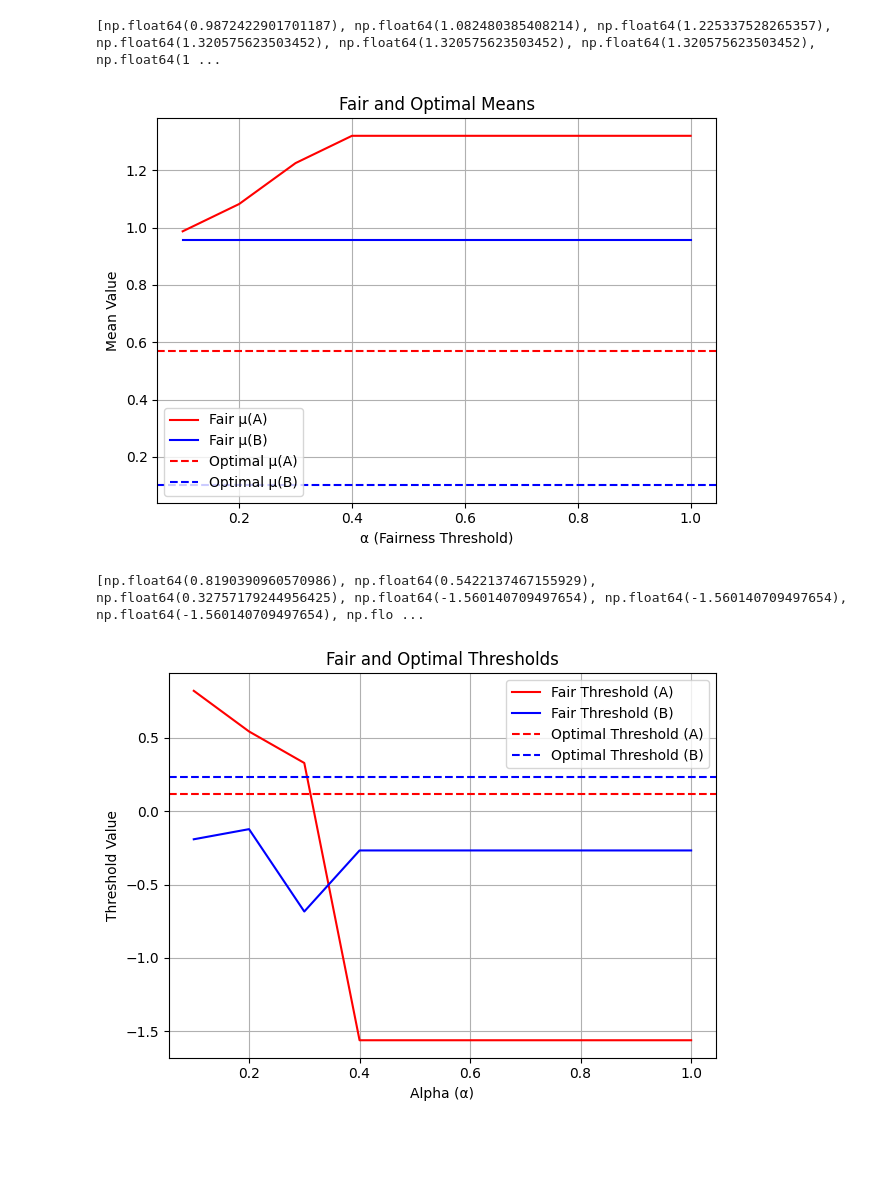
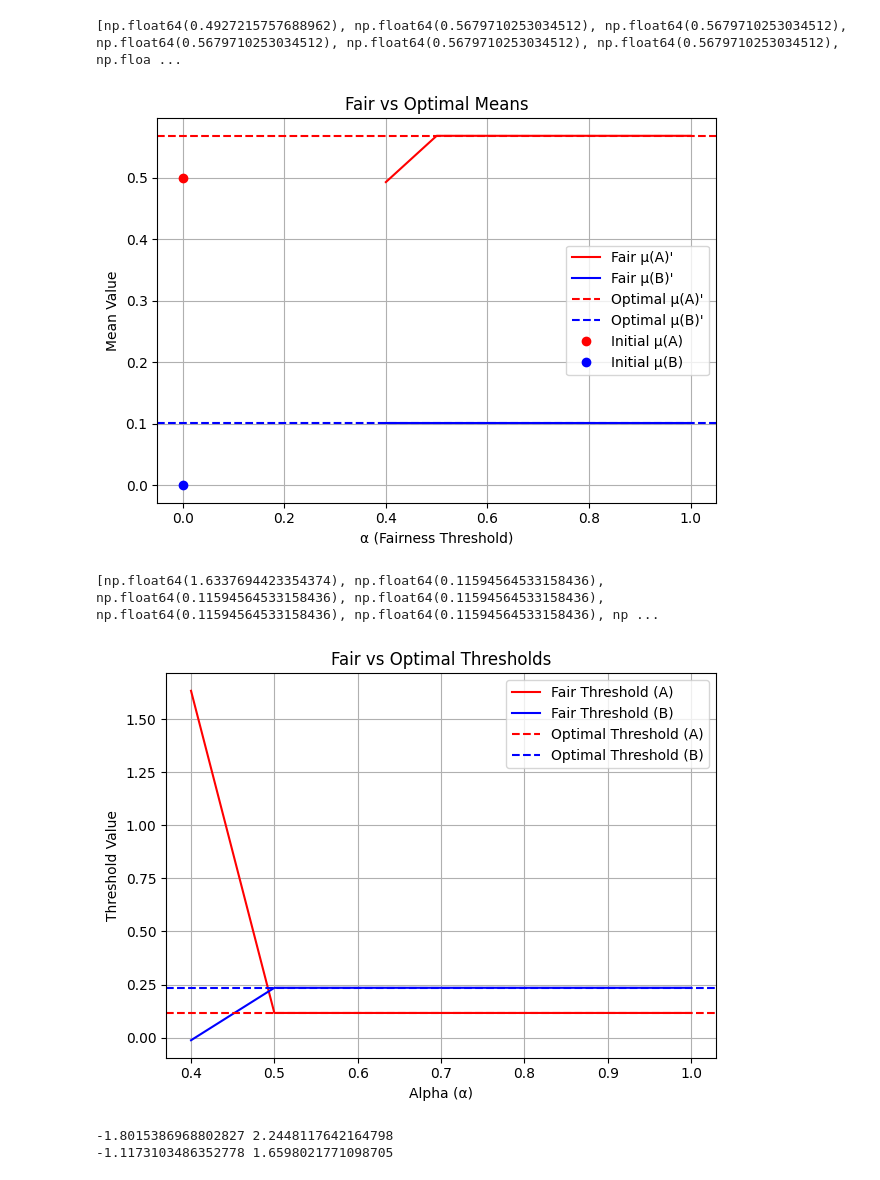
Before and after one commit to joeljins/RoAR, a Jupyter notebook: fairness.ipynb, the cells around one changed output. Drawn from its saved outputs; the diff is of its cells as text; code cells hidden in the pictures; blank space fills up the shorter version.

Commit message:
optimal fairness algorithm

```diff
--- a/fairness.ipynb
+++ b/fairness.ipynb
@@ -87,7 +87,7 @@ y3 = np.mean(opt_step(A, 1, -1, 1, -1)[0])
 y4 = np.mean(opt_step(B, 1, -1, 1, -1)[0])
 
 for i in x:
-    results = fair_opt_step(A, B, 1, -1, 1, 1, alpha=i)[3]
+    results = fair_opt_step(A, B, 1, -1, 1, -1, alpha=i)[3]
     if results is not None:
         x1.append(i)
         y1.append(np.mean(results[0]))
@@ -96,10 +96,12 @@ for i in x:
         continue
 
 print(y1)
-plt.plot(x1, y1, label="Fair μ(A)", color='red')
-plt.plot(x1, y2, label="Fair μ(B)", color='blue')
-plt.axhline(y3, color='red', linestyle='--', label='Optimal μ(A)')
-plt.axhline(y4, color='blue', linestyle='--', label='Optimal μ(B)')
+plt.plot(x1, y1, label="Fair μ(A)\'", color='red')
+plt.plot(x1, y2, label="Fair μ(B)\'", color='blue')
+plt.axhline(y3, color='red', linestyle='--', label='Optimal μ(A)\'')
+plt.axhline(y4, color='blue', linestyle='--', label='Optimal μ(B)\'')
+plt.plot(0, mean_a, 'ro', label='Initial μ(A)')
+plt.plot(0, mean_b, 'bo', label='Initial μ(B)')
 
 plt.title("Fair vs Optimal Means")
 plt.xlabel("α (Fairness Threshold)")
@@ -108,8 +110,8 @@ plt.legend()
 plt.grid(True)
 plt.tight_layout()
 # %% [output]
-[np.float64(0.9872422901701187), np.float64(1.082480385408214), np.float64(1.225337528265357), np.float64(1.320575623503452), np.float64(1.320575623503452), np.float64(1.320575623503452), np.float64(1 ...
+[np.float64(0.4927215757688962), np.float64(0.5679710253034512), np.float64(0.5679710253034512), np.float64(0.5679710253034512), np.float64(0.5679710253034512), np.float64(0.5679710253034512), np.floa ...
-[figure, old version]
+[figure, new version]
 # %%
 ### Plotting the Fair Thresholds and Optimal Thresholds
 
@@ -122,35 +124,41 @@ np.random.seed(1)
 A = np.random.normal(mean_a, std_a, n_samples)
 B = np.random.normal(mean_b, std_b, n_samples)
 
-x = np.linspace(x_min, x_max, num=n_samples)
+x = np.linspace(x_min, x_max, num=21)
 
 x1 = []
 y1 = []
 y2 = []
 y3 = opt_step(A, 1, -1, 1, -1)[1]
 y4 = opt_step(B, 1, -1, 1, -1)[1]
 
 for i in x:
-    results = fair_opt_step(A, B, 1, -1, 1, 1, alpha=i)
+    results = fair_opt_step(A, B, 1, -1, 1, -1, alpha=i)
     if results[0] is not None and results[1] is not None:
         x1.append(i)
         y1.append(results[0])
         y2.append(results[1])
     else:
         continue
 
 print(y1)
 plt.plot(x1, y1, label="Fair Threshold (A)", color='red')
 plt.plot(x1, y2, label="Fair Threshold (B)", color='blue')
 plt.axhline(y3, color='red', linestyle='--', label='Optimal Threshold (A)')
 plt.axhline(y4, color='blue', linestyle='--', label='Optimal Threshold (B)')
 
 plt.title("Fair vs Optimal Thresholds")
 plt.xlabel("Alpha (α)")
 plt.ylabel("Threshold Value")
 plt.legend()
 plt.grid(True)
 plt.tight_layout()
 # %% [output]
-[np.float64(0.8190390960570986), np.float64(0.5422137467155929), np.float64(0.32757179244956425), np.float64(-1.560140709497654), np.float64(-1.560140709497654), np.float64(-1.560140709497654), np.flo ...
+[np.float64(1.6337694423354374), np.float64(0.11594564533158436), np.float64(0.11594564533158436), np.float64(0.11594564533158436), np.float64(0.11594564533158436), np.float64(0.11594564533158436), np ...
-[figure, old version]
+[figure, new version]
+# %%
+print(min(A), max(A))
+print(min(B), max(B))
+# %% [output]
+-1.8015386968802827 2.2448117642164798
+-1.1173103486352778 1.6598021771098705
```
